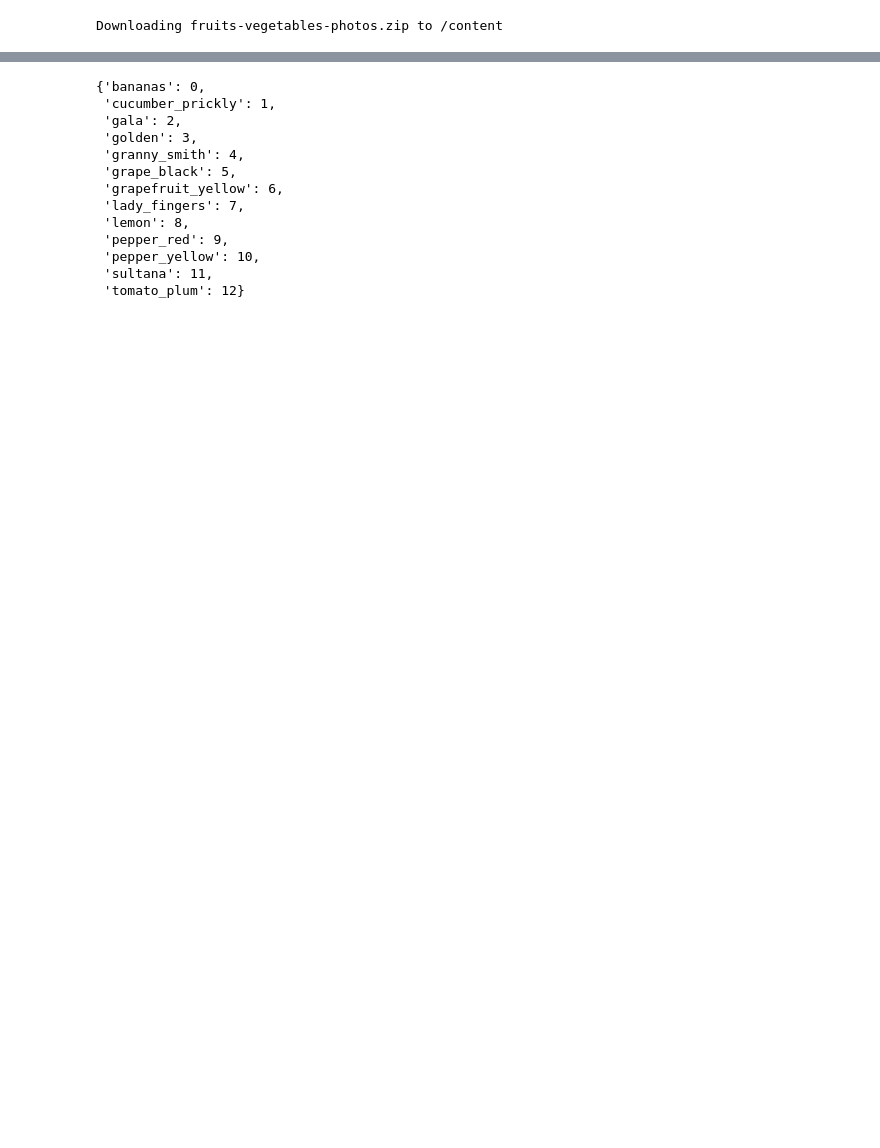
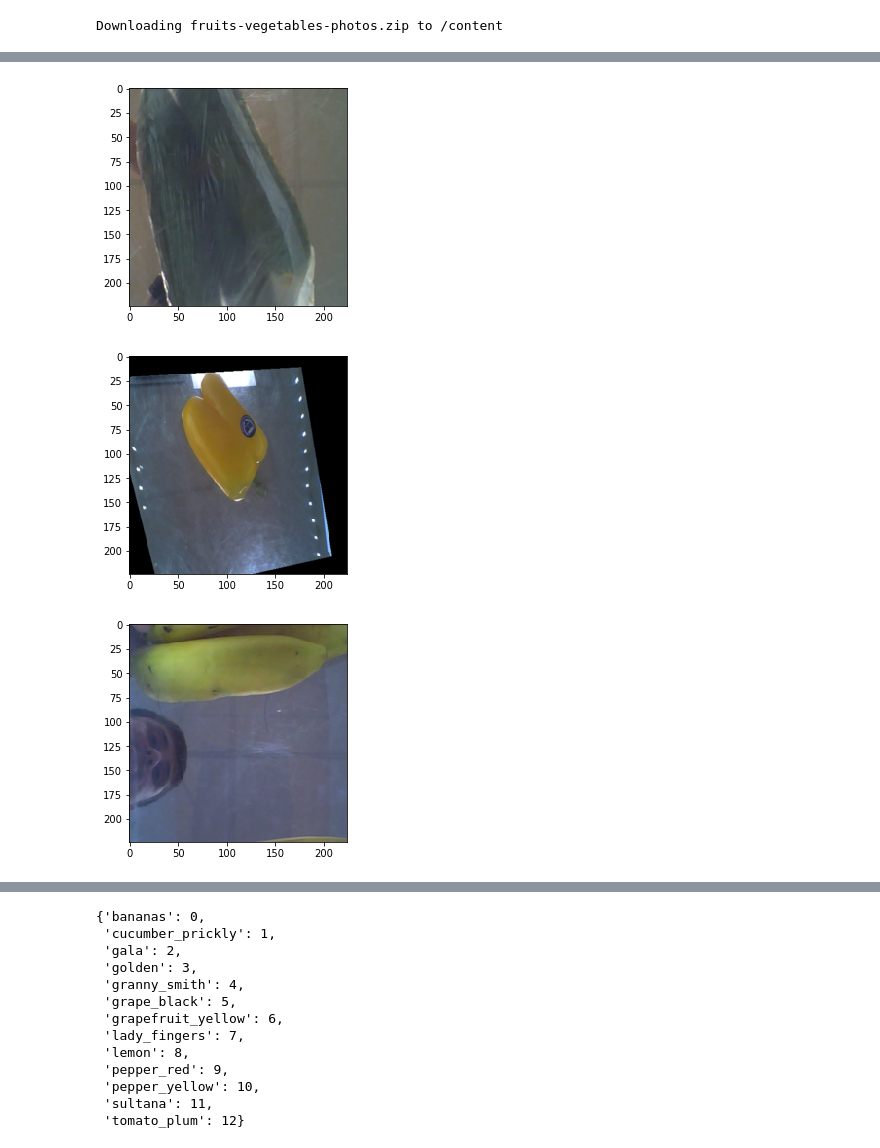
Before and after one commit to MihailMV/Fruits-and-vegetables, a Jupyter notebook: NN_fruits_and_vegetables.ipynb, the cells around one changed output, grey strips where cells are left out. Drawn from its saved outputs; the diff is of its cells as text; code cells hidden in the pictures; blank space fills up the shorter version.

```diff
--- a/NN_fruits_and_vegetables.ipynb
+++ b/NN_fruits_and_vegetables.ipynb
@@ -23,7 +21,7 @@ DIR_TEST = 'TEST'
 IMG_SIZE = (224, 224)
 MEAN = np.array([0.485, 0.456, 0.406])
 STD = np.array([0.229, 0.224, 0.225])
-BATCH_SIZE = 150
+BATCH_SIZE = 10
 
 os.environ['KAGGLE_CONFIG_DIR'] = "/content/drive/My Drive/Colab Notebooks/kaggle/"
 # %%
@@ -49,10 +68,11 @@ import torch
 import matplotlib.pyplot as plt
 # %%
 train_transforms = transforms.Compose([
-    #transforms.RandomResizedCrop(size=256, scale=(0.8, 1.0)),
-    transforms.RandomRotation(degrees=45),
-    transforms.Resize(IMG_SIZE),
-    #transforms.CenterCrop(size=224),
+    transforms.RandomPerspective(),
+    #transforms.RandomRotation(degrees=45),
+    transforms.RandomResizedCrop(size=256, scale=(0.5, 1.0)),
+    #transforms.Resize(IMG_SIZE),
+    transforms.CenterCrop(size=224),
     transforms.RandomHorizontalFlip(),
     transforms.RandomVerticalFlip(),
     transforms.ToTensor(),
@@ -67,3 +87,8 @@ val_transforms = transforms.Compose([
 
 train_dataset = torchvision.datasets.ImageFolder(os.path.join(DIR,DIR_TRAIN), train_transforms)
 val_dataset = torchvision.datasets.ImageFolder(os.path.join(DIR,DIR_VAL), val_transforms)
+
+train_dataloader = torch.utils.data.DataLoader(
+    train_dataset, batch_size=BATCH_SIZE, shuffle=True, num_workers=8)
+val_dataloader = torch.utils.data.DataLoader(
+    val_dataset, batch_size=BATCH_SIZE, shuffle=False, num_workers=8)
@@ -78,3 +95,16 @@ val_dataloader = torch.utils.data.DataLoader(
+# %%
+i = 0
+
+for inputs, labels in train_dataloader:
+  for img in inputs:
+    show_input(img)
+    i += 1
+  if i >= 3:
+    break
+# %% [output]
+[figure, added]
+[figure, added]
+[figure, added]
 # %%
 def show_input(input_tensor, title=''):
     image = input_tensor.permute(1, 2, 0).numpy()
```
Also changed, not shown: parts of 9 cells of this notebook.
